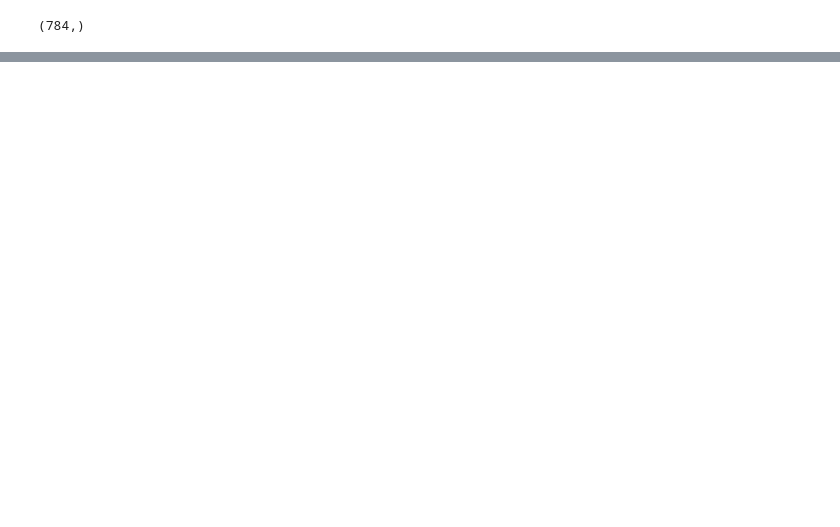
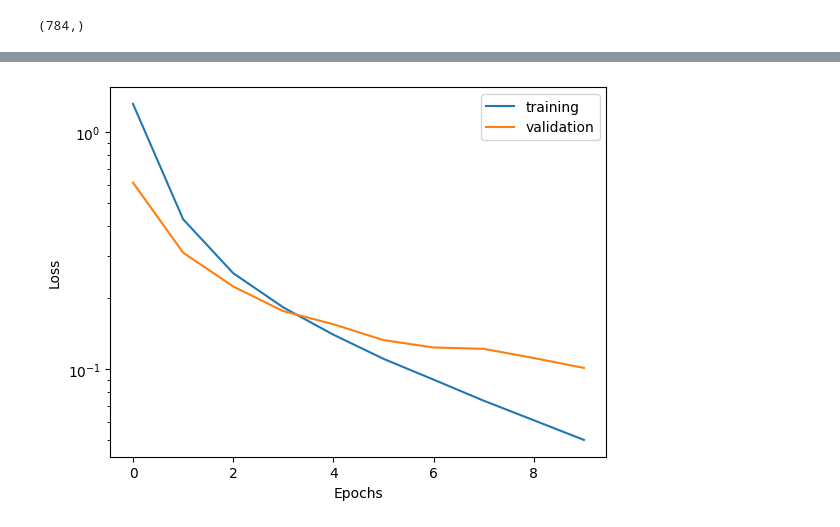
Before and after one commit to Ajb2307/DSPS_ABaldelli, a Jupyter notebook: HW10/CNN_sequential.ipynb, the cells around one changed output, grey strips where cells are left out. Saved outputs shown, nothing was run; the diff lists cells and outputs as text; code cells hidden in the pictures; blank space fills up the shorter version.

```diff
--- a/HW10/CNN_sequential.ipynb
+++ b/HW10/CNN_sequential.ipynb
@@ -55,0 +63,16 @@ x_trainraveled[0].shape
+# %%
+mlp = keras.Sequential([                     # four layers of perceptrons
+  layers.Dense(320, activation="sigmoid"),   # should be close to same as above size
+  layers.Dense(32, activation="sigmoid"),
+  layers.Dense(32, activation="sigmoid"),
+  layers.Dense(10, activation="softmax")     # need 10 since with was 10 possible outputs
+  ])
+# %%
+mlp.compile(loss="categorical_crossentropy", optimizer="adam", metrics=["accuracy"])
+# %%
+
+history1 = mlp.fit(x_trainraveled, y_train,
+                  batch_size=120,
+                  epochs=10, # small for this because simple problem
+                  validation_split=0.25, # internal train and test sets within
+                  verbose = 1 )
@@ -55,0 +100,10 @@ x_trainraveled[0].shape
+# %%
+plt.plot(history1.history["loss"], label = "training")
+plt.plot(history1.history["val_loss"], label = "validation")
+plt.legend()
+plt.xlabel("Epochs")
+plt.ylabel("Loss")
+plt.yscale("log")
+plt.show()
+# %% [output]
+[figure, added]
```
Also changed, not shown: parts of 11 cells of this notebook.
